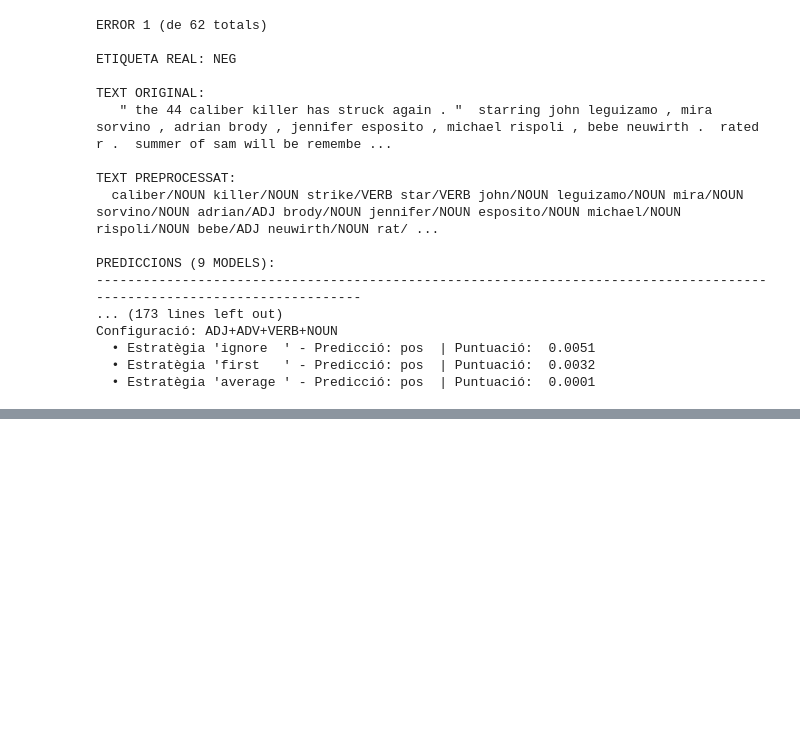
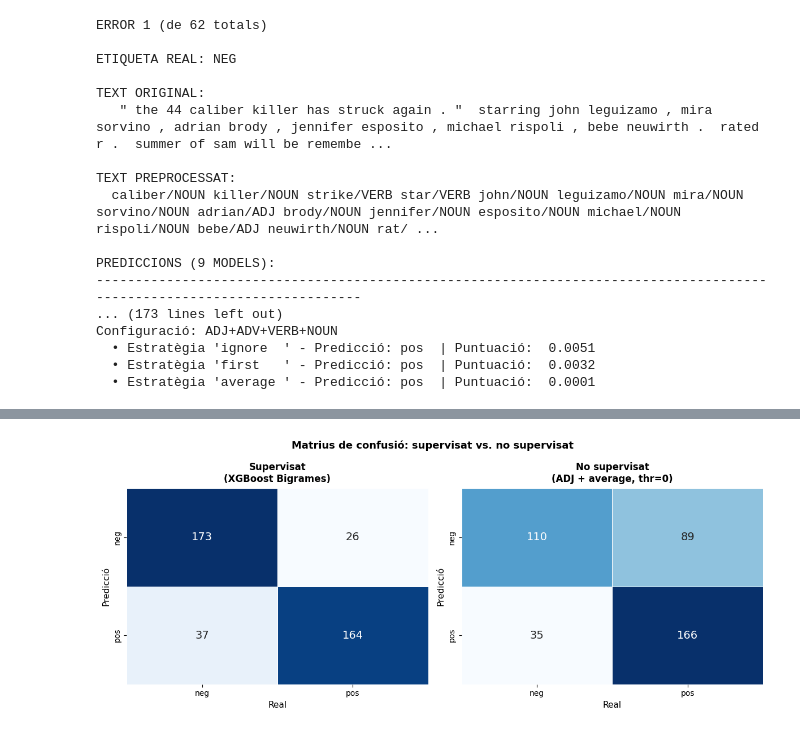
Before and after one commit to ashlieventura/Practica_2_plh, a Jupyter notebook: practica_2.ipynb, the cells around one changed output, grey strips where cells are left out. Cells and saved outputs as stored; diff of their text form; code cells hidden in the pictures; blank space fills up the shorter version.

```diff
--- a/practica_2.ipynb
+++ b/practica_2.ipynb
@@ -2499,0 +2763,33 @@ En termes absoluts, assolir entre un 65% i un 69% d'accuracy sense cap exemple d
+# %%
+# GRÀFIC 2: MATRIUS DE CONFUSIÓ
+
+fig, axes = plt.subplots(1, 2, figsize=(12, 5))
+
+for ax, cm, title in zip(
+    axes,
+    [cm_sup, cm_ns],
+    ["Supervisat\n(XGBoost Bigrames)", "No supervisat\n(ADJ + average, thr=0)"]
+):
+    sns.heatmap(
+        cm,
+        annot=True,
+        fmt="d",
+        cmap="Blues",
+        xticklabels=["neg", "pos"],
+        yticklabels=["neg", "pos"],
+        ax=ax,
+        cbar=False,
+        linewidths=0.5,
+        annot_kws={"size": 14}
+    )
+    ax.set_title(title, fontsize=12, fontweight="bold", pad=8)
+    ax.set_xlabel("Real",      fontsize=11)
+    ax.set_ylabel("Predicció", fontsize=11)
+
+fig.suptitle("Matrius de confusió: supervisat vs. no supervisat",
+             fontsize=13, fontweight="bold")
+plt.tight_layout()
+plt.savefig("matrius_sup_vs_ns.png", dpi=150, bbox_inches="tight")
+plt.show()
+# %% [output]
+[figure, added]
```
Also changed, not shown: parts of 21 cells of this notebook, 1 other file.
